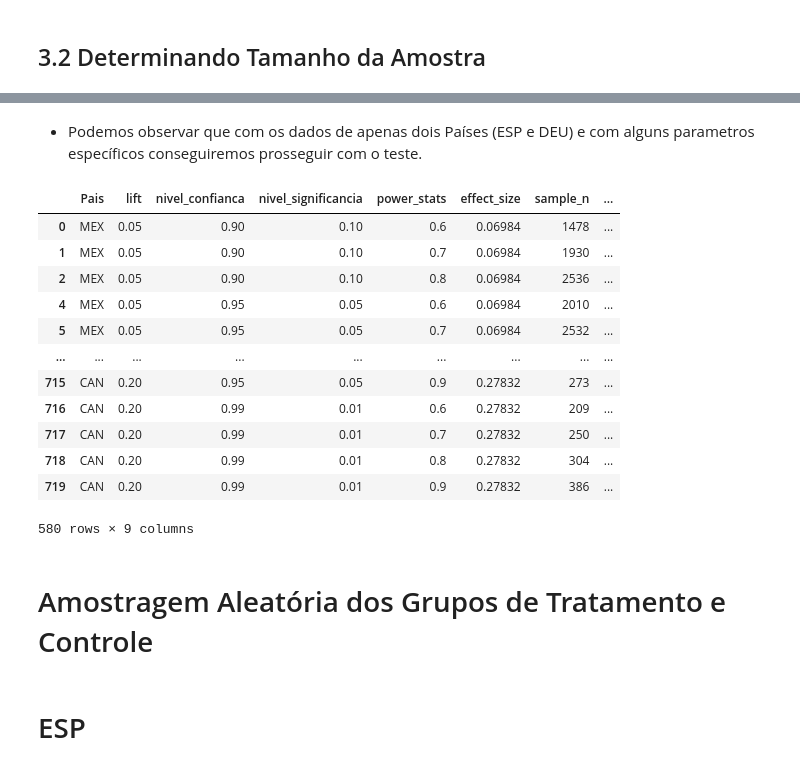
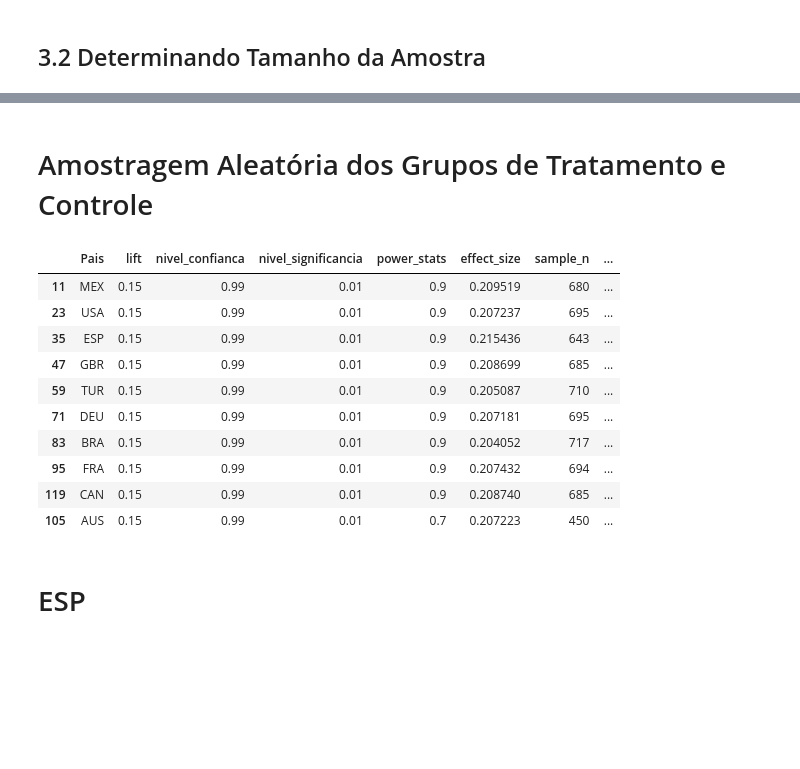
Before and after one commit to Thalesh7991/ab_test_eletronic_house, a Jupyter notebook: notebooks/Ciclo 3.ipynb, the cells around one changed output, grey strips where cells are left out. Saved outputs shown, nothing was run; the diff lists cells and outputs as text; code cells hidden in the pictures; blank space fills up the shorter version.

Commit message:
Teste de Hipotese Automatizado

```diff
--- a/notebooks/Ciclo 3.ipynb
+++ b/notebooks/Ciclo 3.ipynb
@@ -288,25 +272,23 @@ results[results['amostra_suficiente'] == 'Sim']
-# %% [markdown]
-- Podemos observar que com os dados de apenas dois Países (ESP e DEU) e com alguns parametros específicos conseguiremos prosseguir com o teste.
-# %%
-results[results['amostra_suficiente'] == 'Sim']
-# %% [output]
-|  | Pais | lift | nivel_confianca | nivel_significancia | power_stats | effect_size | sample_n | ... |
-| 0 | MEX | 0.05 | 0.90 | 0.10 | 0.6 | 0.06984 | 1478 | ... |
-| 1 | MEX | 0.05 | 0.90 | 0.10 | 0.7 | 0.06984 | 1930 | ... |
-| 2 | MEX | 0.05 | 0.90 | 0.10 | 0.8 | 0.06984 | 2536 | ... |
-| 4 | MEX | 0.05 | 0.95 | 0.05 | 0.6 | 0.06984 | 2010 | ... |
-| 5 | MEX | 0.05 | 0.95 | 0.05 | 0.7 | 0.06984 | 2532 | ... |
-| ... | ... | ... | ... | ... | ... | ... | ... | ... |
-| 715 | CAN | 0.20 | 0.95 | 0.05 | 0.9 | 0.27832 | 273 | ... |
-| 716 | CAN | 0.20 | 0.99 | 0.01 | 0.6 | 0.27832 | 209 | ... |
-| 717 | CAN | 0.20 | 0.99 | 0.01 | 0.7 | 0.27832 | 250 | ... |
-| 718 | CAN | 0.20 | 0.99 | 0.01 | 0.8 | 0.27832 | 304 | ... |
-| 719 | CAN | 0.20 | 0.99 | 0.01 | 0.9 | 0.27832 | 386 | ... |
-580 rows × 9 columns
 # %% [markdown]
 # Amostragem Aleatória dos Grupos de Tratamento e Controle
 # %%
 df4 = df3.copy()
 possiveis_analises = results[results['amostra_suficiente'] == 'Sim']
+# %%
+best_params_country = possiveis_analises.sort_values(by=['nivel_confianca', 'power_stats'], ascending=[False, False]).groupby('Pais').head(1)
+# %%
+best_params_country
+# %% [output]
+|  | Pais | lift | nivel_confianca | nivel_significancia | power_stats | effect_size | sample_n | ... |
+| 11 | MEX | 0.15 | 0.99 | 0.01 | 0.9 | 0.209519 | 680 | ... |
+| 23 | USA | 0.15 | 0.99 | 0.01 | 0.9 | 0.207237 | 695 | ... |
+| 35 | ESP | 0.15 | 0.99 | 0.01 | 0.9 | 0.215436 | 643 | ... |
+| 47 | GBR | 0.15 | 0.99 | 0.01 | 0.9 | 0.208699 | 685 | ... |
+| 59 | TUR | 0.15 | 0.99 | 0.01 | 0.9 | 0.205087 | 710 | ... |
+| 71 | DEU | 0.15 | 0.99 | 0.01 | 0.9 | 0.207181 | 695 | ... |
+| 83 | BRA | 0.15 | 0.99 | 0.01 | 0.9 | 0.204052 | 717 | ... |
+| 95 | FRA | 0.15 | 0.99 | 0.01 | 0.9 | 0.207432 | 694 | ... |
+| 119 | CAN | 0.15 | 0.99 | 0.01 | 0.9 | 0.208740 | 685 | ... |
+| 105 | AUS | 0.15 | 0.99 | 0.01 | 0.7 | 0.207223 | 450 | ... |
 # %% [markdown]
 # ESP
```
Also changed, not shown: parts of 22 cells of this notebook.
